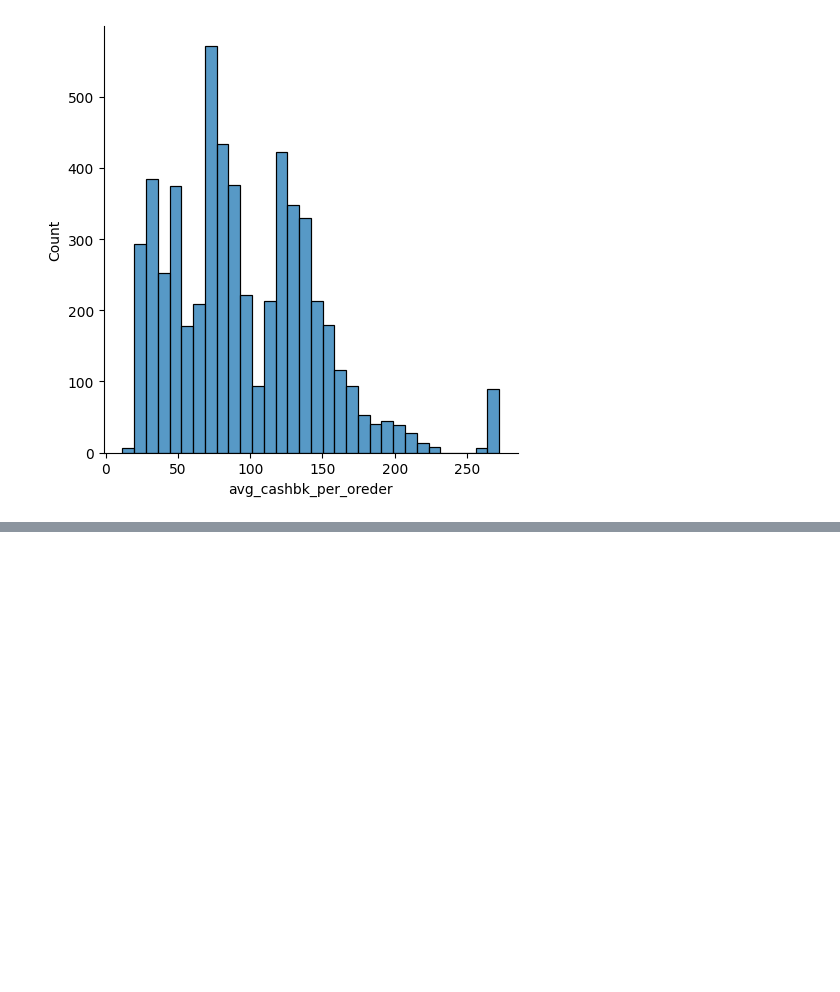
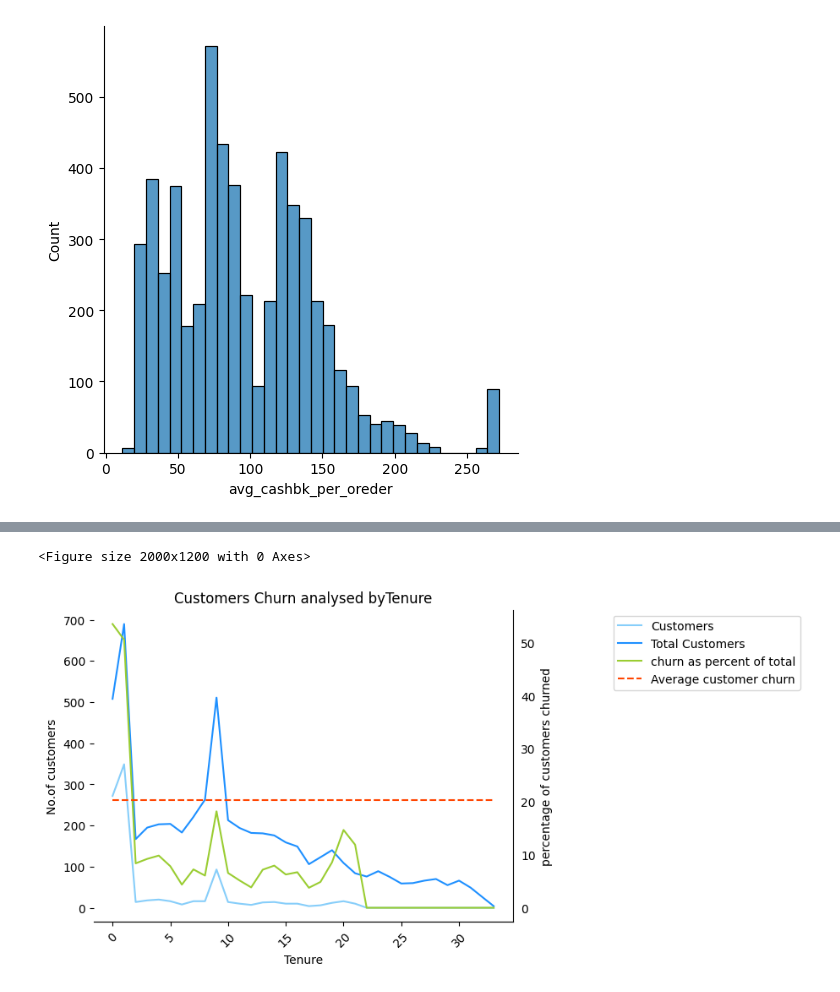
Before and after one commit to Suryasadasivam/e_commerce_customer_churn, a Jupyter notebook: Customer_chrun.ipynb, the cells around one changed output, grey strips where cells are left out. Saved outputs shown, nothing was run; the diff lists cells and outputs as text; code cells hidden in the pictures; blank space fills up the shorter version.

Commit message:
customer

```diff
--- a/Customer_chrun.ipynb
+++ b/Customer_chrun.ipynb
@@ -374,0 +414,36 @@ for i, subplot in zip(numerical,ax.flatten()):
+# %%
+def analysis_chart(variable):
+    plt.figure(figsize=(20,12))
+    fig,ax=plt.subplots()
+
+    title1='Customers Churn analysed by' + variable
+    plt.title(title1)
+
+    line1=ax.plot(d[variable][variable],d[variable]['Customer_churned'],color='lightskyblue',label='Customers')
+    line2=ax.plot(d[variable][variable],d[variable]['Total_Customers'],color='dodgerblue',label='Total Customers')
+    plt.xlabel(variable)
+    plt.ylabel('No.of customers')
+
+    for tick in ax.get_xticklabels():
+        tick.set_rotation(45)
+
+    ax2=ax.twinx()
+
+    line3=ax2.plot(d[variable][variable],d[variable]['perc_of_total_cust'],color='yellowgreen',label='churn as percent of total')
+    y=0*d[variable]['perc_of_total_cust']+20.25
+    line4=ax2.plot(d[variable][variable],y,color='orangered',label="Average customer churn", linestyle='dashed')
+
+    plt.ylabel('percentage of customers churned')
+
+    lines=line1+line2+line3+line4
+
+    labs=[l.get_label() for l in lines]
+    ax.legend(lines,labs,bbox_to_anchor=(1.7,1))
+
+    sns.despine(ax=ax,right=True, left=True)
+    sns.despine(ax=ax2,left=True,right=False)
+# %%
+analysis_chart('Tenure')
+# %% [output]
+<Figure size 2000x1200 with 0 Axes>
+[figure, added]
```
Also changed, not shown: parts of 2 cells of this notebook.
